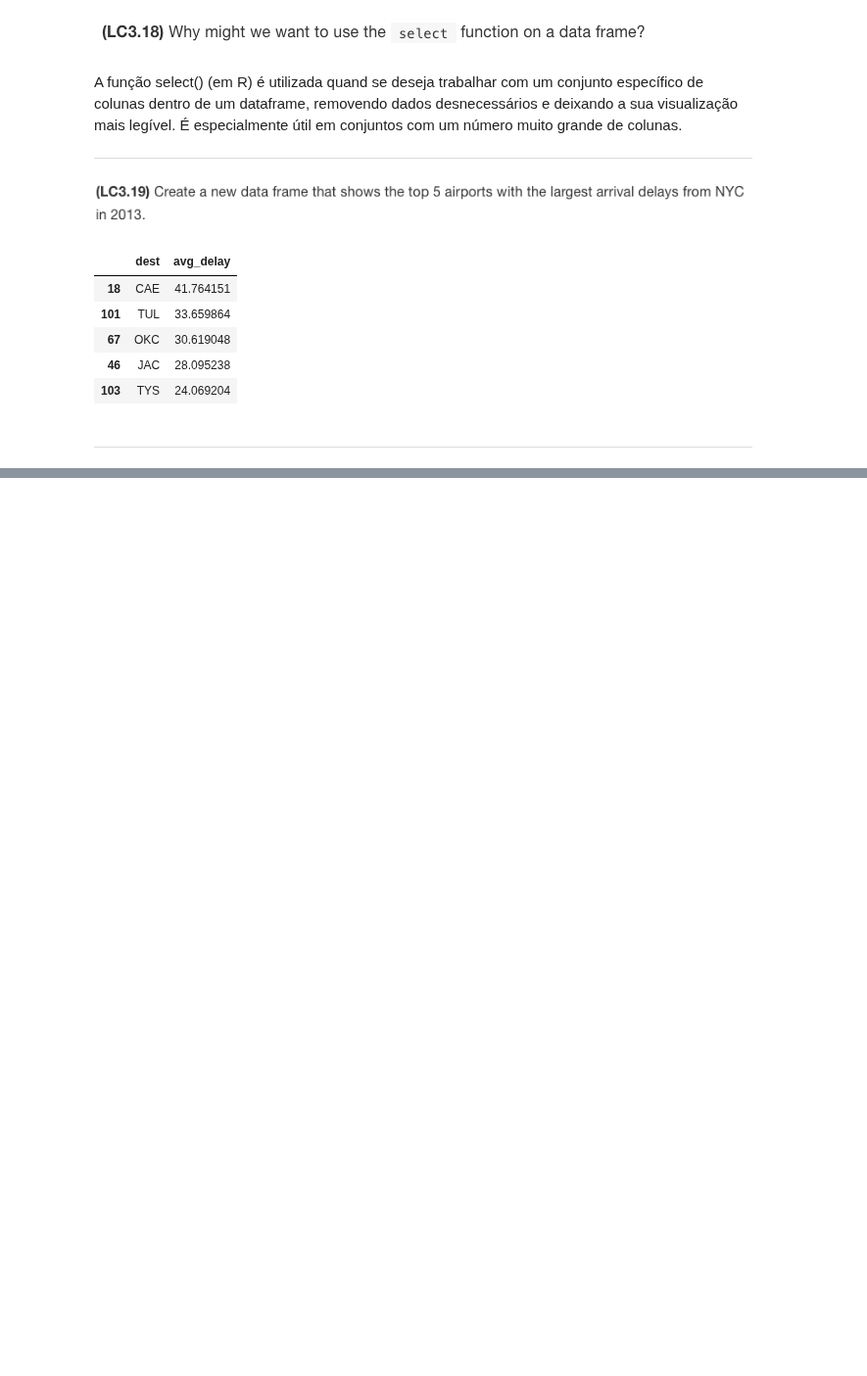
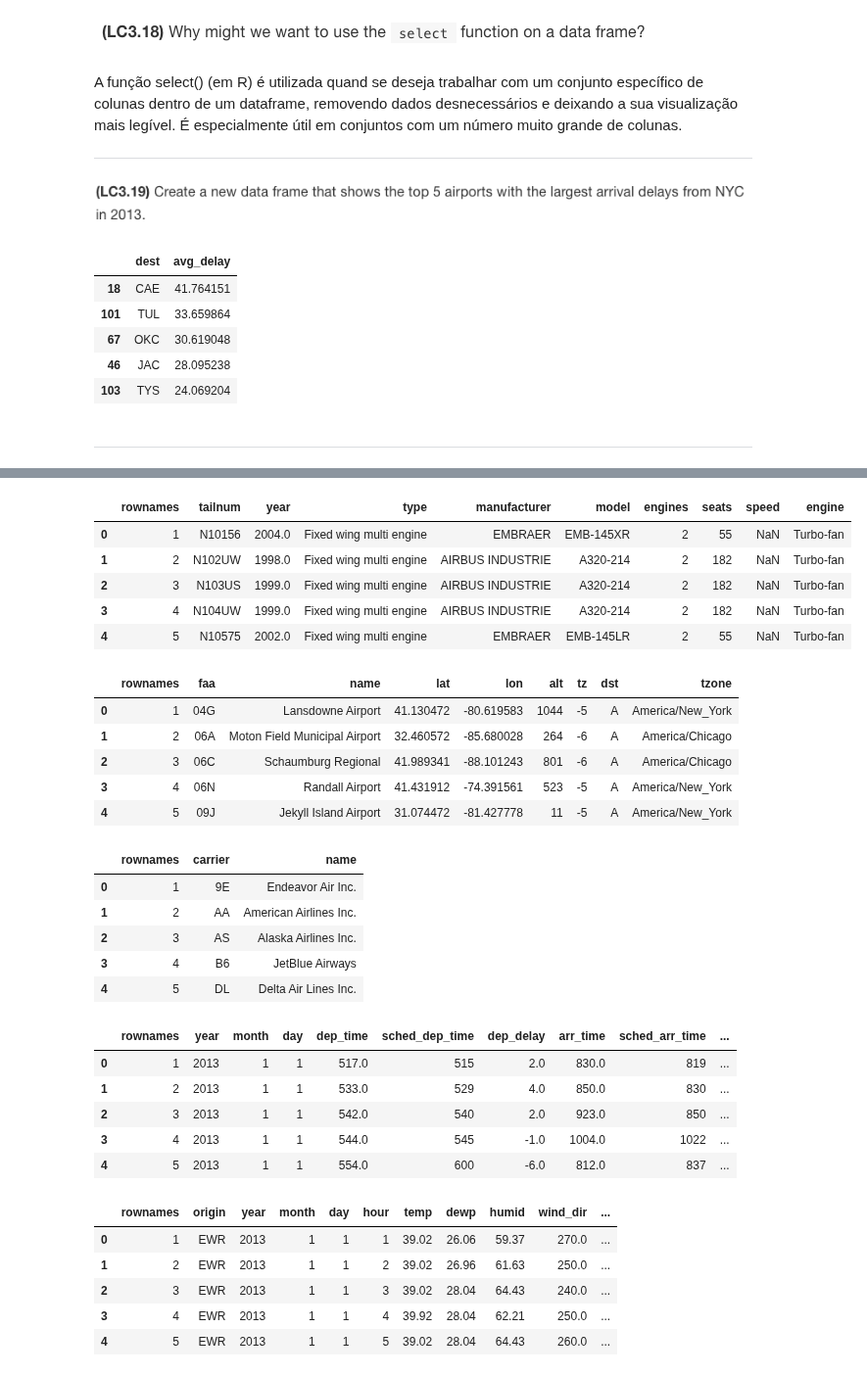
Before and after one commit to pdcos/analise_visual_ciencia_de_dados, a Jupyter notebook: participacao_6/solutions_6.ipynb, the cells around one changed output, grey strips where cells are left out. Shown at 98% size. Drawn from its saved outputs; the diff is of its cells as text; code cells hidden in the pictures; blank space fills up the shorter version.

```diff
--- a/participacao_6/solutions_6.ipynb
+++ b/participacao_6/solutions_6.ipynb
@@ -928,0 +952,53 @@ display(best_5)
+# %%
+# Baixa dependencias
+planes_url = 'https://vincentarelbundock.github.io/Rdatasets/csv/nycflights13/planes.csv'
+planes = pd.read_csv(planes_url)
+
+airports_url = 'https://vincentarelbundock.github.io/Rdatasets/csv/nycflights13/airports.csv'
+airports = pd.read_csv(airports_url)
+
+airlines_url = 'https://vincentarelbundock.github.io/Rdatasets/csv/nycflights13/airlines.csv'
+airlines = pd.read_csv(airlines_url)
+
+flights_url = 'https://vincentarelbundock.github.io/Rdatasets/csv/nycflights13/flights.csv'
+flights = pd.read_csv(flights_url)
+
+weather_url = 'https://vincentarelbundock.github.io/Rdatasets/csv/nycflights13/weather.csv'
+weather = pd.read_csv(weather_url)
+
+display(planes.head())
+display(airports.head())
+display(airlines.head())
+display(flights.head())
+display(weather.head())
+# %% [output]
+|  | rownames | tailnum | year | type | manufacturer | model | engines | seats | speed | engine |
+| 0 | 1 | N10156 | 2004.0 | Fixed wing multi engine | EMBRAER | EMB-145XR | 2 | 55 | NaN | Turbo-fan |
+| 1 | 2 | N102UW | 1998.0 | Fixed wing multi engine | AIRBUS INDUSTRIE | A320-214 | 2 | 182 | NaN | Turbo-fan |
+| 2 | 3 | N103US | 1999.0 | Fixed wing multi engine | AIRBUS INDUSTRIE | A320-214 | 2 | 182 | NaN | Turbo-fan |
+| 3 | 4 | N104UW | 1999.0 | Fixed wing multi engine | AIRBUS INDUSTRIE | A320-214 | 2 | 182 | NaN | Turbo-fan |
+| 4 | 5 | N10575 | 2002.0 | Fixed wing multi engine | EMBRAER | EMB-145LR | 2 | 55 | NaN | Turbo-fan |
+|  | rownames | faa | name | lat | lon | alt | tz | dst | tzone |
+| 0 | 1 | 04G | Lansdowne Airport | 41.130472 | -80.619583 | 1044 | -5 | A | America/New_York |
+| 1 | 2 | 06A | Moton Field Municipal Airport | 32.460572 | -85.680028 | 264 | -6 | A | America/Chicago |
+| 2 | 3 | 06C | Schaumburg Regional | 41.989341 | -88.101243 | 801 | -6 | A | America/Chicago |
+| 3 | 4 | 06N | Randall Airport | 41.431912 | -74.391561 | 523 | -5 | A | America/New_York |
+| 4 | 5 | 09J | Jekyll Island Airport | 31.074472 | -81.427778 | 11 | -5 | A | America/New_York |
+|  | rownames | carrier | name |
+| 0 | 1 | 9E | Endeavor Air Inc. |
+| 1 | 2 | AA | American Airlines Inc. |
+| 2 | 3 | AS | Alaska Airlines Inc. |
+| 3 | 4 | B6 | JetBlue Airways |
+| 4 | 5 | DL | Delta Air Lines Inc. |
+|  | rownames | year | month | day | dep_time | sched_dep_time | dep_delay | arr_time | sched_arr_time | ... |
+| 0 | 1 | 2013 | 1 | 1 | 517.0 | 515 | 2.0 | 830.0 | 819 | ... |
+| 1 | 2 | 2013 | 1 | 1 | 533.0 | 529 | 4.0 | 850.0 | 830 | ... |
+| 2 | 3 | 2013 | 1 | 1 | 542.0 | 540 | 2.0 | 923.0 | 850 | ... |
+| 3 | 4 | 2013 | 1 | 1 | 544.0 | 545 | -1.0 | 1004.0 | 1022 | ... |
+| 4 | 5 | 2013 | 1 | 1 | 554.0 | 600 | -6.0 | 812.0 | 837 | ... |
+|  | rownames | origin | year | month | day | hour | temp | dewp | humid | wind_dir | ... |
+| 0 | 1 | EWR | 2013 | 1 | 1 | 1 | 39.02 | 26.06 | 59.37 | 270.0 | ... |
+| 1 | 2 | EWR | 2013 | 1 | 1 | 2 | 39.02 | 26.96 | 61.63 | 250.0 | ... |
+| 2 | 3 | EWR | 2013 | 1 | 1 | 3 | 39.02 | 28.04 | 64.43 | 240.0 | ... |
+| 3 | 4 | EWR | 2013 | 1 | 1 | 4 | 39.92 | 28.04 | 62.21 | 250.0 | ... |
+| 4 | 5 | EWR | 2013 | 1 | 1 | 5 | 39.02 | 28.04 | 64.43 | 260.0 | ... |
```
Also changed, not shown: parts of 9 cells of this notebook.
